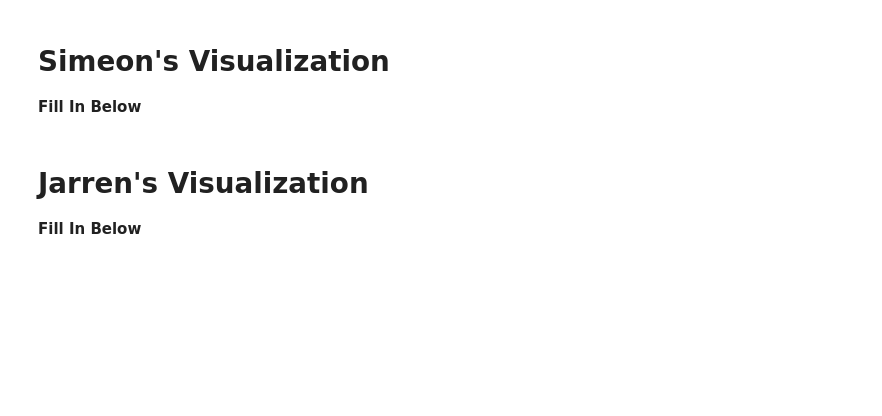
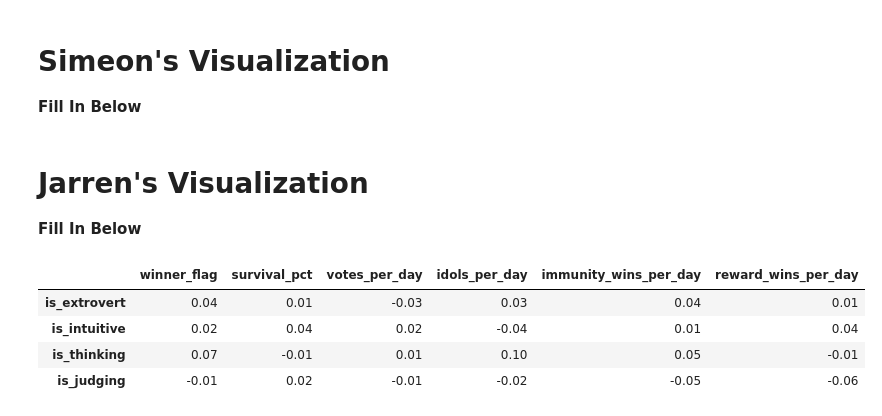
Before and after one commit to AlohaJarren/cs-510-data-with-python-project, a Jupyter notebook: survivoR.ipynb, the cells around one changed output. Cells and saved outputs as stored; diff of their text form; code cells hidden in the pictures; blank space fills up the shorter version.

```diff
--- a/survivoR.ipynb
+++ b/survivoR.ipynb
@@ -778,0 +1394,97 @@ analysis_df.head()
+# %%
+# Create a copy for the MBTI correlation heatmap
+mbti_heatmap_df = analysis_df.copy()
+
+# Rename idol column if the notebook used a different final name
+if "immunity_idols_obtained" not in mbti_heatmap_df.columns:
+    if "immunity_idols_found" in mbti_heatmap_df.columns:
+        mbti_heatmap_df = mbti_heatmap_df.rename(
+            columns={"immunity_idols_found": "immunity_idols_obtained"}
+        )
+
+# Keep only rows with a real MBTI type
+mbti_heatmap_df = mbti_heatmap_df[
+    mbti_heatmap_df["personality_type"] != "UNKNOWN"
+].copy()
+
+# Create MBTI letter flags
+# These use one side of each MBTI pair to avoid duplicate opposite columns
+mbti_heatmap_df["is_extrovert"] = (
+    mbti_heatmap_df["personality_type"].str[0] == "E"
+).astype(int)
+
+mbti_heatmap_df["is_intuitive"] = (
+    mbti_heatmap_df["personality_type"].str[1] == "N"
+).astype(int)
+
+mbti_heatmap_df["is_thinking"] = (
+    mbti_heatmap_df["personality_type"].str[2] == "T"
+).astype(int)
+
+mbti_heatmap_df["is_judging"] = (
+    mbti_heatmap_df["personality_type"].str[3] == "J"
+).astype(int)
+
+# Convert winner label to 0/1 for correlation
+mbti_heatmap_df["winner_flag"] = mbti_heatmap_df["is_winner"].astype(int)
+
+# Normalize metrics that naturally grow with time in the game
+mbti_heatmap_df["survival_pct"] = (
+    mbti_heatmap_df["order"] /
+    mbti_heatmap_df.groupby("season")["order"].transform("max")
+)
+
+mbti_heatmap_df["votes_per_day"] = (
+    mbti_heatmap_df["total_votes_received"] /
+    mbti_heatmap_df["day"].clip(lower=1)
+)
+
+mbti_heatmap_df["idols_per_day"] = (
+    mbti_heatmap_df["immunity_idols_obtained"] /
+    mbti_heatmap_df["day"].clip(lower=1)
+)
+
+mbti_heatmap_df["immunity_wins_per_day"] = (
+    mbti_heatmap_df["immunity_challenge_wins"] /
+    mbti_heatmap_df["day"].clip(lower=1)
+)
+
+mbti_heatmap_df["reward_wins_per_day"] = (
+    mbti_heatmap_df["reward_challenge_wins"] /
+    mbti_heatmap_df["day"].clip(lower=1)
+)
+
+# Select MBTI dimensions and outcome/gameplay metrics
+mbti_columns = [
+    "is_extrovert",
+    "is_intuitive",
+    "is_thinking",
+    "is_judging"
+]
+
+metric_columns = [
+    "winner_flag",
+    "survival_pct",
+    "votes_per_day",
+    "idols_per_day",
+    "immunity_wins_per_day",
+    "reward_wins_per_day"
+]
+
+# Create a focused correlation table
+mbti_correlation_matrix = mbti_heatmap_df[
+    mbti_columns + metric_columns
+].corr()
+
+mbti_correlation_focus = mbti_correlation_matrix.loc[
+    mbti_columns,
+    metric_columns
+].round(2)
+
+mbti_correlation_focus
+# %% [output]
+|  | winner_flag | survival_pct | votes_per_day | idols_per_day | immunity_wins_per_day | reward_wins_per_day |
+| is_extrovert | 0.04 | 0.01 | -0.03 | 0.03 | 0.04 | 0.01 |
+| is_intuitive | 0.02 | 0.04 | 0.02 | -0.04 | 0.01 | 0.04 |
+| is_thinking | 0.07 | -0.01 | 0.01 | 0.10 | 0.05 | -0.01 |
+| is_judging | -0.01 | 0.02 | -0.01 | -0.02 | -0.05 | -0.06 |
```
Also changed, not shown: parts of 43 cells of this notebook, 1 other file.
